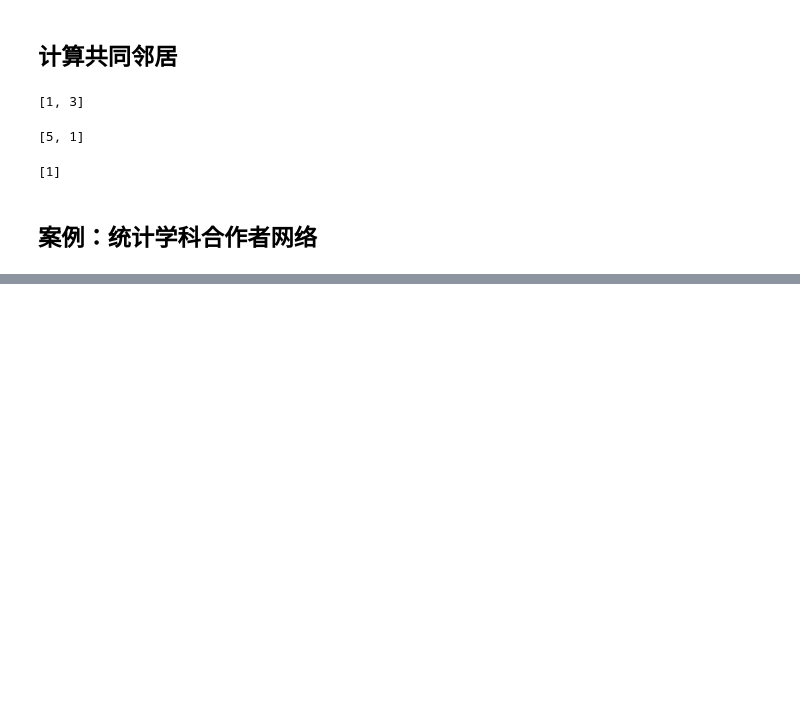
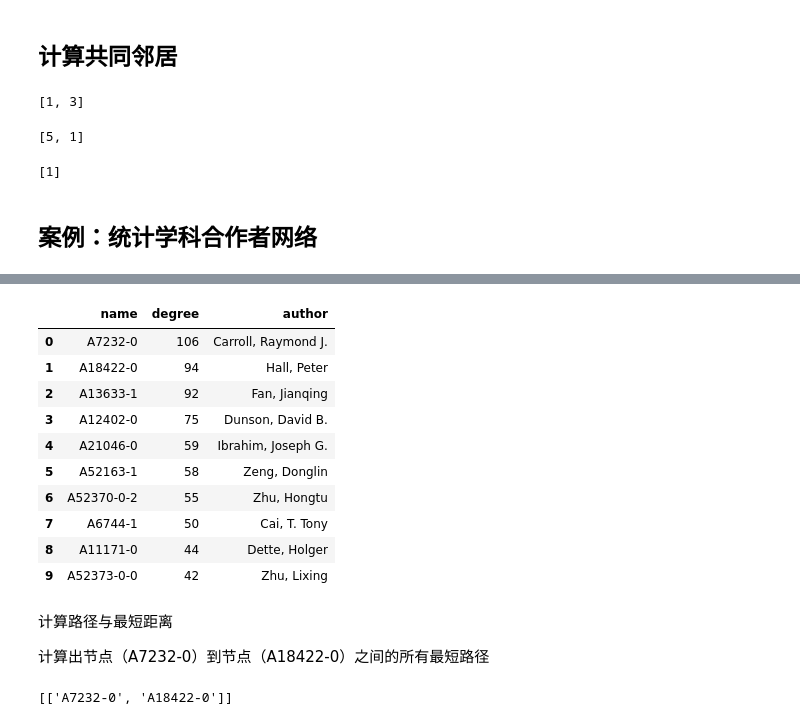
Before and after one commit to z-my-cn/NSDA, a Jupyter notebook: Code/Python/Ch04.ipynb, the cells around one changed output, grey strips where cells are left out. Saved outputs shown, nothing was run; the diff lists cells and outputs as text; code cells hidden in the pictures; blank space fills up the shorter version.

```diff
--- a/Code/Python/Ch04.ipynb
+++ b/Code/Python/Ch04.ipynb
@@ -596,0 +657,4 @@ list(nx.common_neighbors(g_6, 2, 4))
+# %%
+# 选择度前10的论文
+degree_top10 = d.sort_values('degree', ascending=False).head(10)
+degree_top10
@@ -596,0 +673,26 @@ list(nx.common_neighbors(g_6, 2, 4))
+# %%
+# 读入重要的作者信息
+author = pd.read_csv("../../Data/author.csv")
+# 匹配排名前10的作者信息
+degree_top10 = pd.merge(degree_top10, author, on='name')
+degree_top10
+# %% [output]
+|  | name | degree | author |
+| 0 | A7232-0 | 106 | Carroll, Raymond J. |
+| 1 | A18422-0 | 94 | Hall, Peter |
+| 2 | A13633-1 | 92 | Fan, Jianqing |
+| 3 | A12402-0 | 75 | Dunson, David B. |
+| 4 | A21046-0 | 59 | Ibrahim, Joseph G. |
+| 5 | A52163-1 | 58 | Zeng, Donglin |
+| 6 | A52370-0-2 | 55 | Zhu, Hongtu |
+| 7 | A6744-1 | 50 | Cai, T. Tony |
+| 8 | A11171-0 | 44 | Dette, Holger |
+| 9 | A52373-0-0 | 42 | Zhu, Lixing |
+# %% [markdown]
+计算路径与最短距离
+
+计算出节点（A7232-0）到节点（A18422-0）之间的所有最短路径
+# %%
+list(nx.all_shortest_paths(g, source='A7232-0', target='A18422-0'))
+# %% [output]
+[['A7232-0', 'A18422-0']]
```
Also changed, not shown: parts of 11 cells of this notebook, 1 other file.
